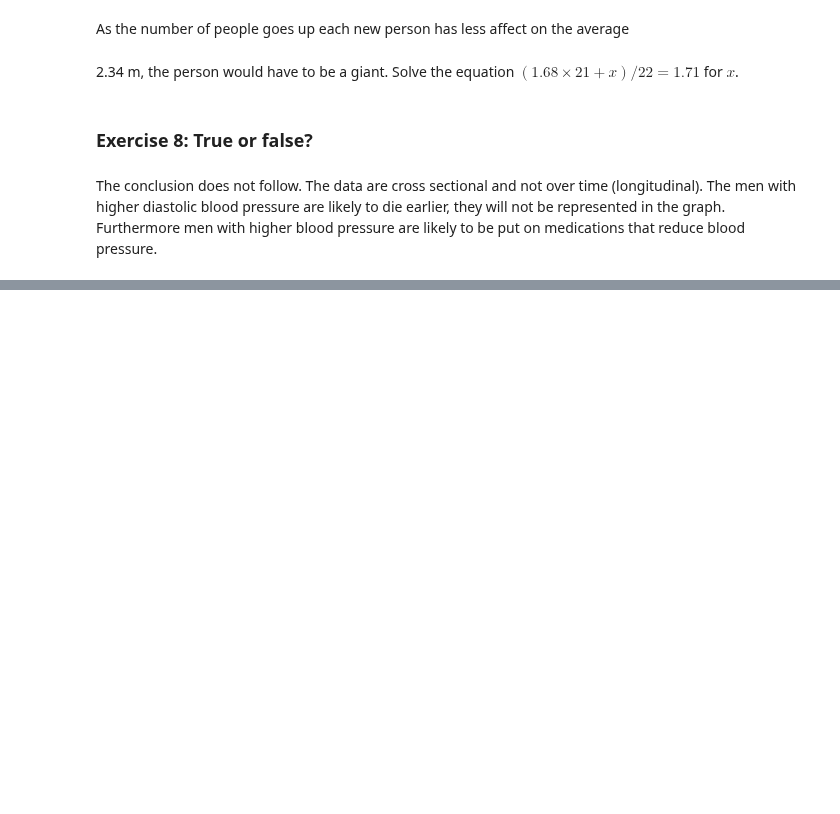
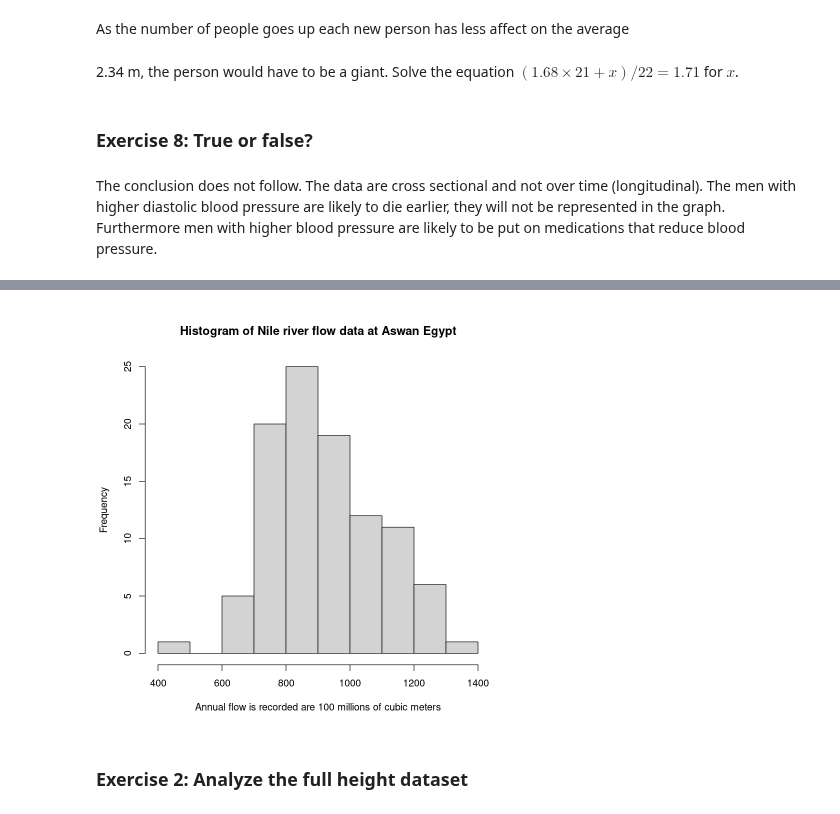
Before and after one commit to Martin-Summer-1090/Statistics_JWL, a Jupyter notebook: solution_manual/manual_v0/exercises_unit_2.ipynb, the cells around one changed output, grey strips where cells are left out. Cells and saved outputs as stored; diff of their text form; code cells hidden in the pictures; blank space fills up the shorter version.

```diff
--- a/solution_manual/manual_v0/exercises_unit_2.ipynb
+++ b/solution_manual/manual_v0/exercises_unit_2.ipynb
@@ -62,0 +112,7 @@ The conclusion does not follow. The data are cross sectional and not over time (
+# %%
+hist(Nile, main = "Histogram of Nile river flow data at Aswan Egypt",
+    xlab = "Annual flow is recorded are 100 millions of cubic meters")
+# %% [output]
+[figure, added]
+# %% [markdown]
+### Exercise 2: Analyze the full height dataset
```
Also changed, not shown: parts of 77 cells of this notebook, 35 other files.
